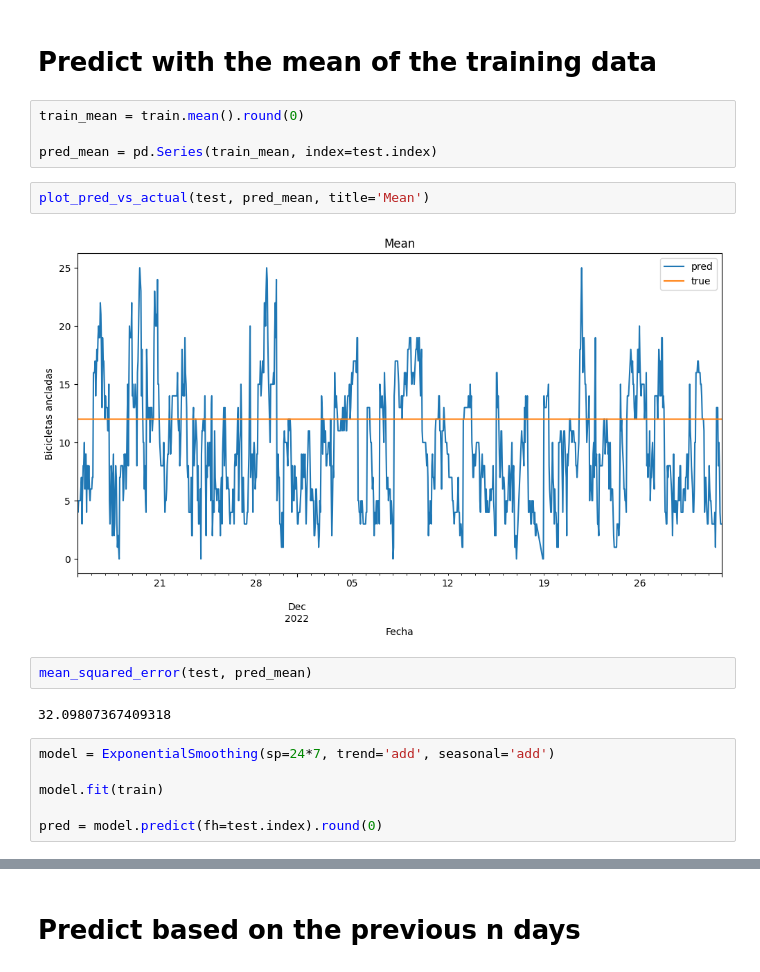
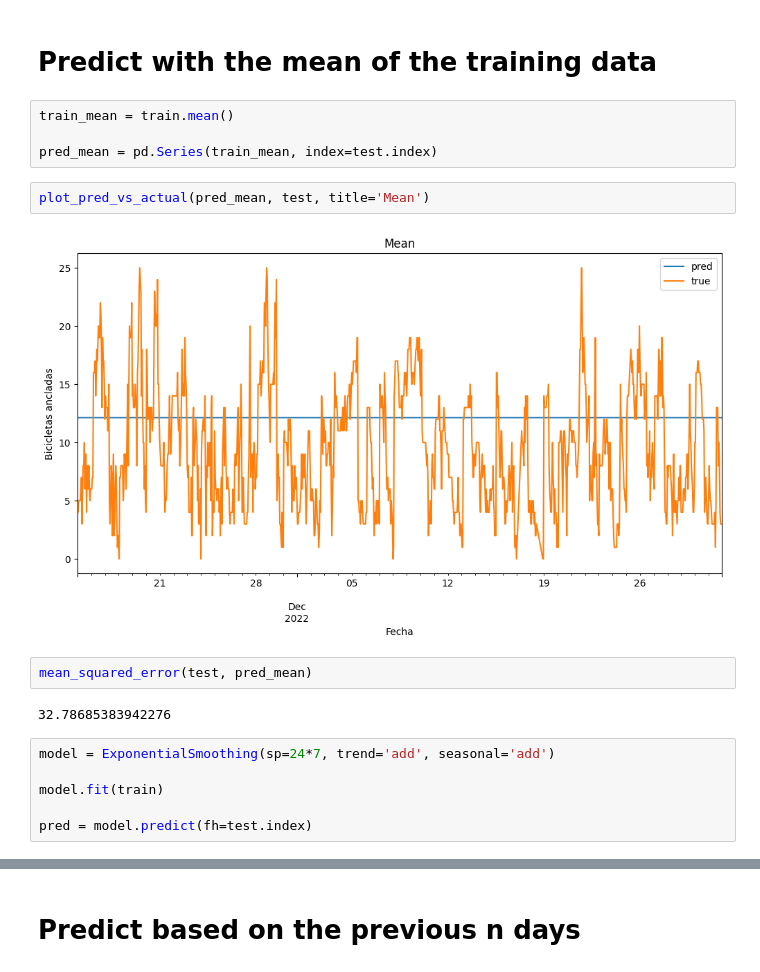
Before and after one commit to Pabloo22/bicimad, a Jupyter notebook: notebooks/entrega/baselines.ipynb, the cells around one changed output, grey strips where cells are left out. Saved outputs shown, nothing was run; the diff lists cells and outputs as text.

```diff
--- a/notebooks/entrega/baselines.ipynb
+++ b/notebooks/entrega/baselines.ipynb
@@ -28,21 +28,21 @@ test = test[['90']].squeeze()
 # %% [markdown]
 # Predict with the mean of the training data
 # %%
-train_mean = train.mean().round(0)
+train_mean = train.mean()
 
 pred_mean = pd.Series(train_mean, index=test.index)
 # %%
-plot_pred_vs_actual(test, pred_mean, title='Mean')
+plot_pred_vs_actual(pred_mean, test, title='Mean')
 # %% [output]
-[figure, old version]
+[figure, new version]
 # %%
 mean_squared_error(test, pred_mean)
 # %% [output]
-32.09807367409318
+32.78685383942276
 # %%
 model = ExponentialSmoothing(sp=24*7, trend='add', seasonal='add')
 
 model.fit(train)
 
-pred = model.predict(fh=test.index).round(0)
+pred = model.predict(fh=test.index)
 # %%
```
Also changed, not shown: parts of 5 cells of this notebook.
